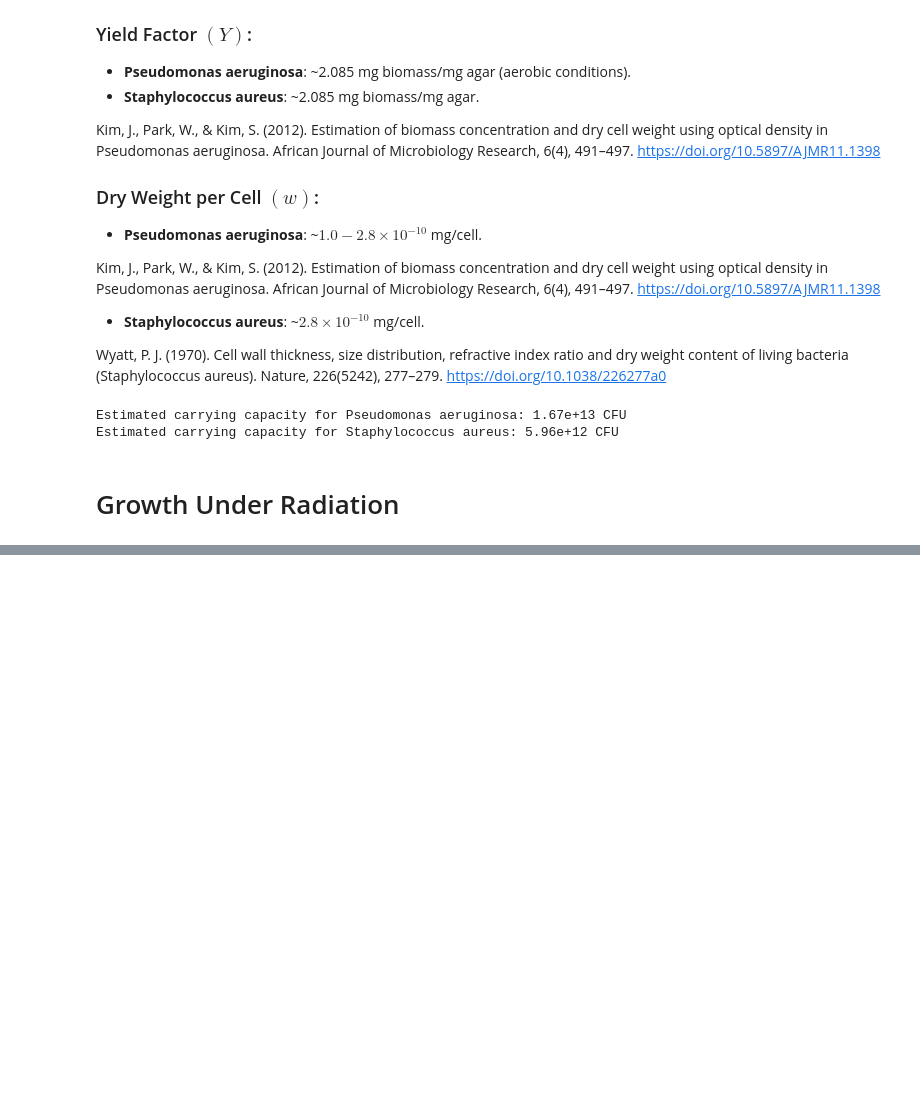
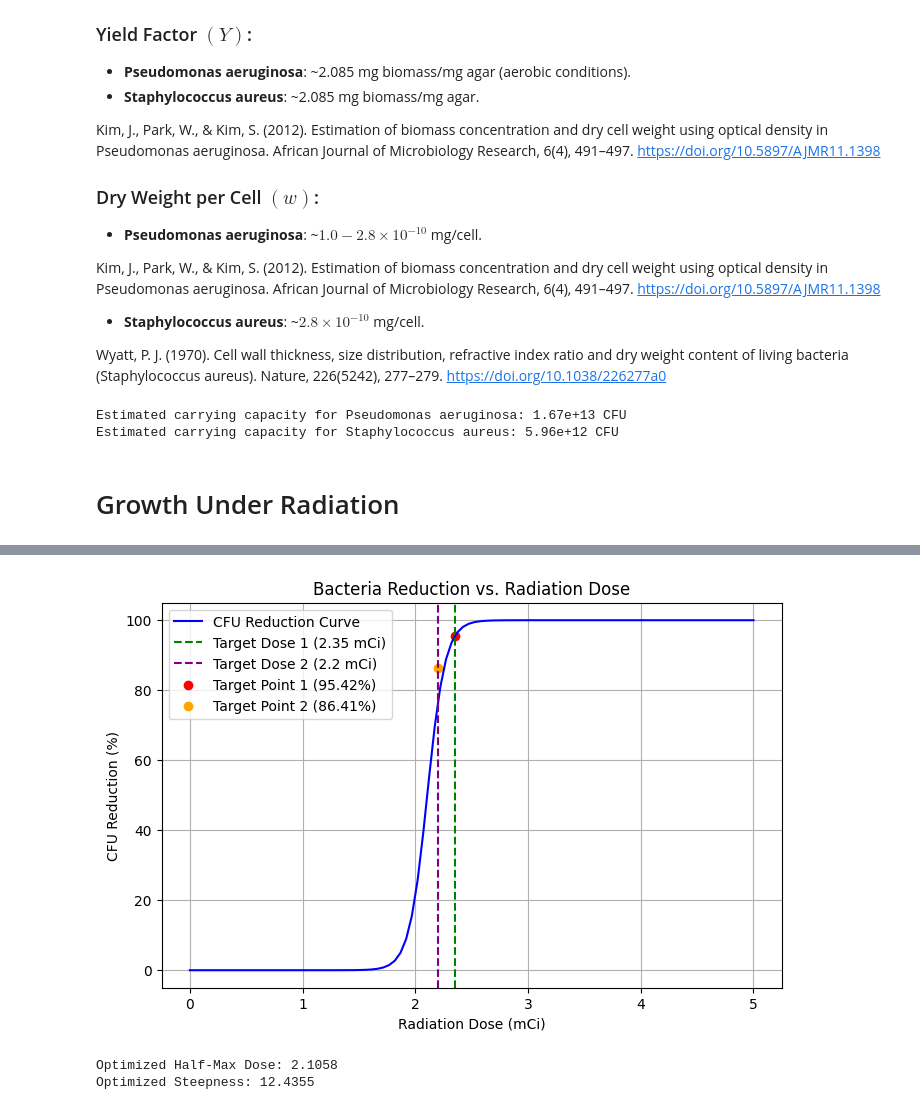
Before and after one commit to SpicedDill/Bacteria-Dynamics, a Jupyter notebook: modeling_pa01_staph.ipynb, the cells around one changed output, grey strips where cells are left out. Saved outputs shown, nothing was run; the diff lists cells and outputs as text; code cells hidden in the pictures; blank space fills up the shorter version.

```diff
--- a/modeling_pa01_staph.ipynb
+++ b/modeling_pa01_staph.ipynb
@@ -369,0 +369,68 @@ plt.show()
+# %%
+import numpy as np
+import matplotlib.pyplot as plt
+from scipy.optimize import minimize
+
+def bacterial_decay_reversed(dose, max_cf, half_max_dose, steepness):
+    """
+    Logistic function for bacterial decay with reversed trend.
+    """
+    return max_cf / (1 + np.exp(steepness * (dose - half_max_dose)))
+
+def error_function(params, target_dose, target_reduction, max_cf):
+    """
+    Calculate the error between the logistic curve and the target point.
+    """
+    half_max_dose, steepness = params
+    predicted_cfu = bacterial_decay_reversed(target_dose, max_cf, half_max_dose, steepness)
+    predicted_reduction = 100 * (1 - predicted_cfu / max_cf)
+    return (predicted_reduction - target_reduction) ** 2
+
+# Parameters
+max_cf = 100  # Initial CFU count
+initial_half_max_dose = 2.2  # Initial guess for half-max dose
+initial_steepness = 8.0  # Initial guess for steepness
+
+# Target points
+target_dose_1, target_reduction_1 = 2.35, 95.42  # First target point
+target_dose_2, target_reduction_2 = 2.2, 86.41   # Second target point
+
+# Optimize parameters for the first point
+result = minimize(
+    error_function,
+    x0=[initial_half_max_dose, initial_steepness],
+    args=(target_dose_1, target_reduction_1, max_cf),
+    bounds=[(0, None), (0, None)]  # Ensure parameters remain positive
+)
+
+# Extract optimized parameters
+optimized_half_max_dose, optimized_steepness = result.x
+
+# Doses to evaluate
+doses = np.linspace(0, 5, 100)
+
+# Calculate CFU counts and reductions
+cfu_counts = bacterial_decay_reversed(doses, max_cf, optimized_half_max_dose, optimized_steepness)
+reductions = 100 * (1 - cfu_counts / max_cf)
+
+# Plot the updated curve with two target points
+plt.figure(figsize=(8, 5))
+plt.plot(doses, reductions, label="CFU Reduction Curve", color="blue")
+plt.axvline(target_dose_1, color="green", linestyle="--", label="Target Dose 1 (2.35 mCi)")
+plt.axvline(target_dose_2, color="purple", linestyle="--", label="Target Dose 2 (2.2 mCi)")
+plt.scatter([target_dose_1], [target_reduction_1], color="red", label="Target Point 1 (95.42%)")
+plt.scatter([target_dose_2], [target_reduction_2], color="orange", label="Target Point 2 (86.41%)")
+plt.xlabel("Radiation Dose (mCi)")
+plt.ylabel("CFU Reduction (%)")
+plt.title("Bacteria Reduction vs. Radiation Dose")
+plt.legend()
+plt.grid(True)
+plt.show()
+
+# Display optimized parameters
+print(f"Optimized Half-Max Dose: {optimized_half_max_dose:.4f}")
+print(f"Optimized Steepness: {optimized_steepness:.4f}")
+# %% [output]
+[figure, added]
+Optimized Half-Max Dose: 2.1058
+Optimized Steepness: 12.4355
```
Also changed, not shown: parts of 5 cells of this notebook, 1 other file.
